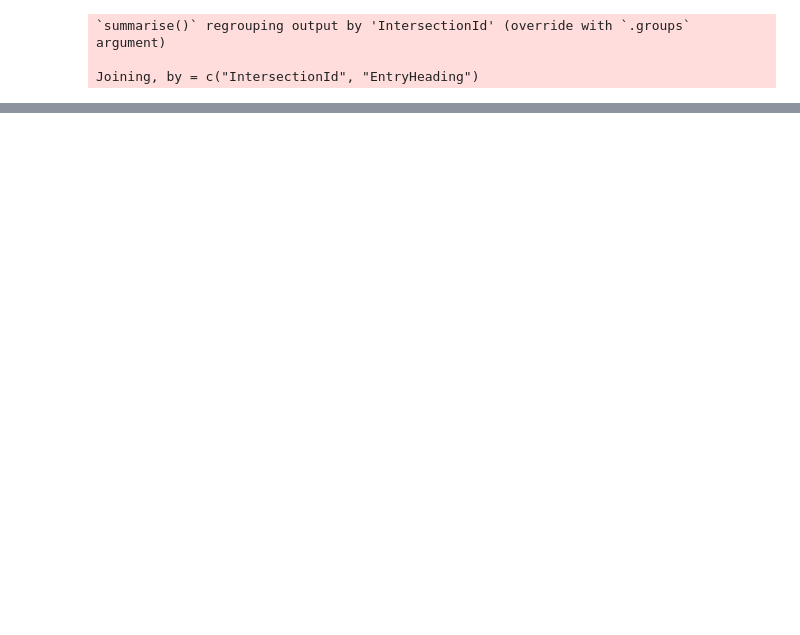
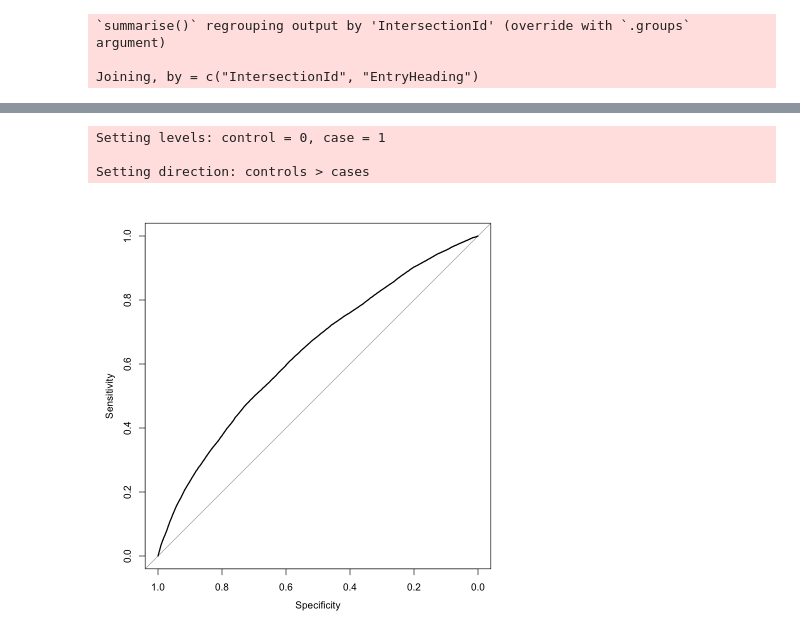
Before and after one commit to Haximilian/statistics447b, a Jupyter notebook: Feature Engineering.ipynb, the cells around one changed output, grey strips where cells are left out. Cells and saved outputs as stored; diff of their text form; code cells hidden in the pictures; blank space fills up the shorter version.

```diff
--- a/Feature Engineering.ipynb
+++ b/Feature Engineering.ipynb
@@ -101,0 +128,5 @@ boxplot(log(t$TotalTimeStopped_p50) ~ t$straightThrough)
+# %%
+holdout <- holdout %>% mutate(waitRequired = TotalTimeStopped_p50 > 0)
+holdout <- augmentRightTurn(holdout)
+holdout <- augmentLeftTurn(holdout)
+holdout <- holdout %>% mutate(straightThrough = EntryHeading == ExitHeading)
@@ -101,0 +141,2 @@ boxplot(log(t$TotalTimeStopped_p50) ~ t$straightThrough)
+# %%
+p <- predict(m, holdout)
@@ -101,0 +165,3 @@ boxplot(log(t$TotalTimeStopped_p50) ~ t$straightThrough)
+# %%
+holdout$waitRequired <- as.numeric(holdout$waitRequired)
+holdout$waitRequired
@@ -101,0 +186,10 @@ boxplot(log(t$TotalTimeStopped_p50) ~ t$straightThrough)
+# %%
+r <- roc(holdout$waitRequired, p$posterior[,1])
+# %% [output]
+Setting levels: control = 0, case = 1
+
+Setting direction: controls > cases
+# %%
+plot(r)
+# %% [output]
+[figure, added]
```
Also changed, not shown: parts of 15 cells of this notebook.
